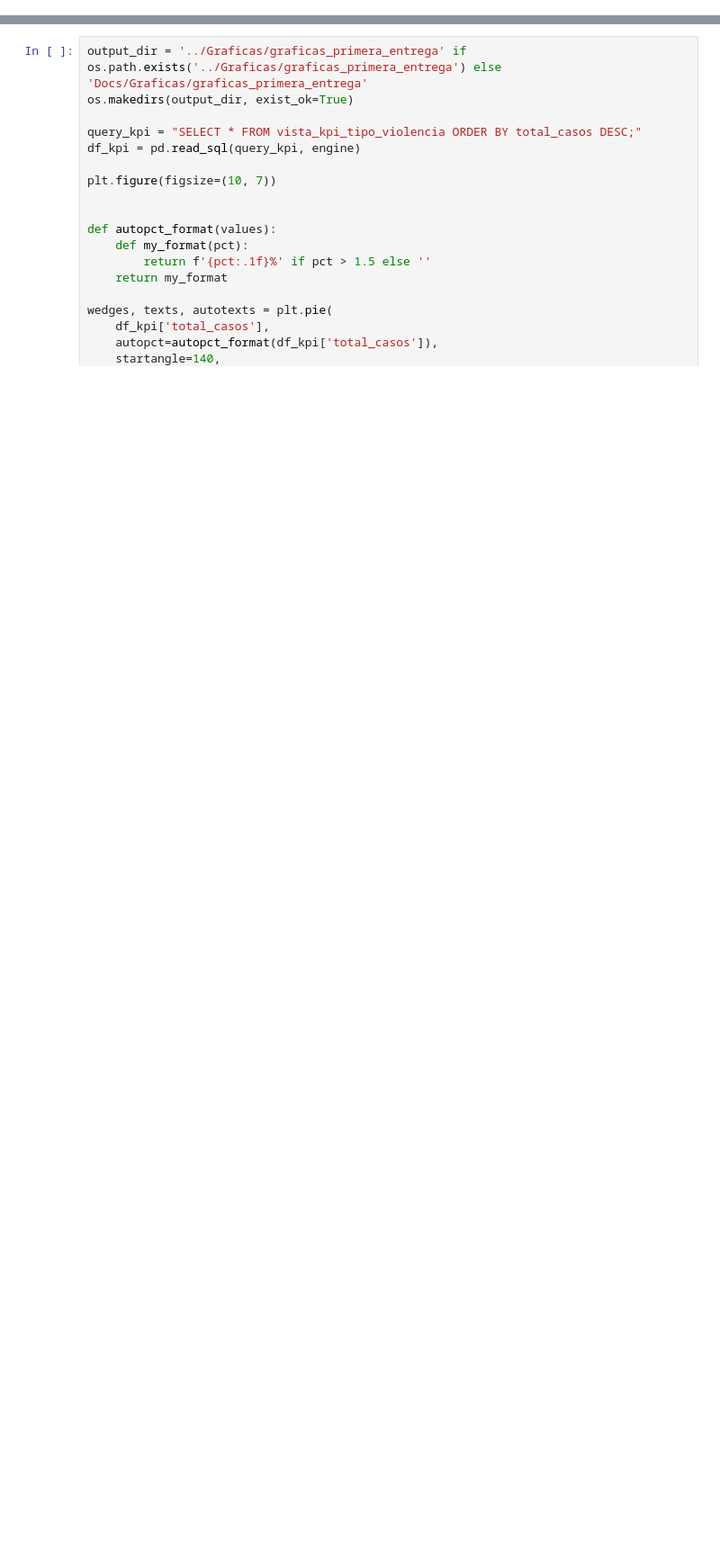
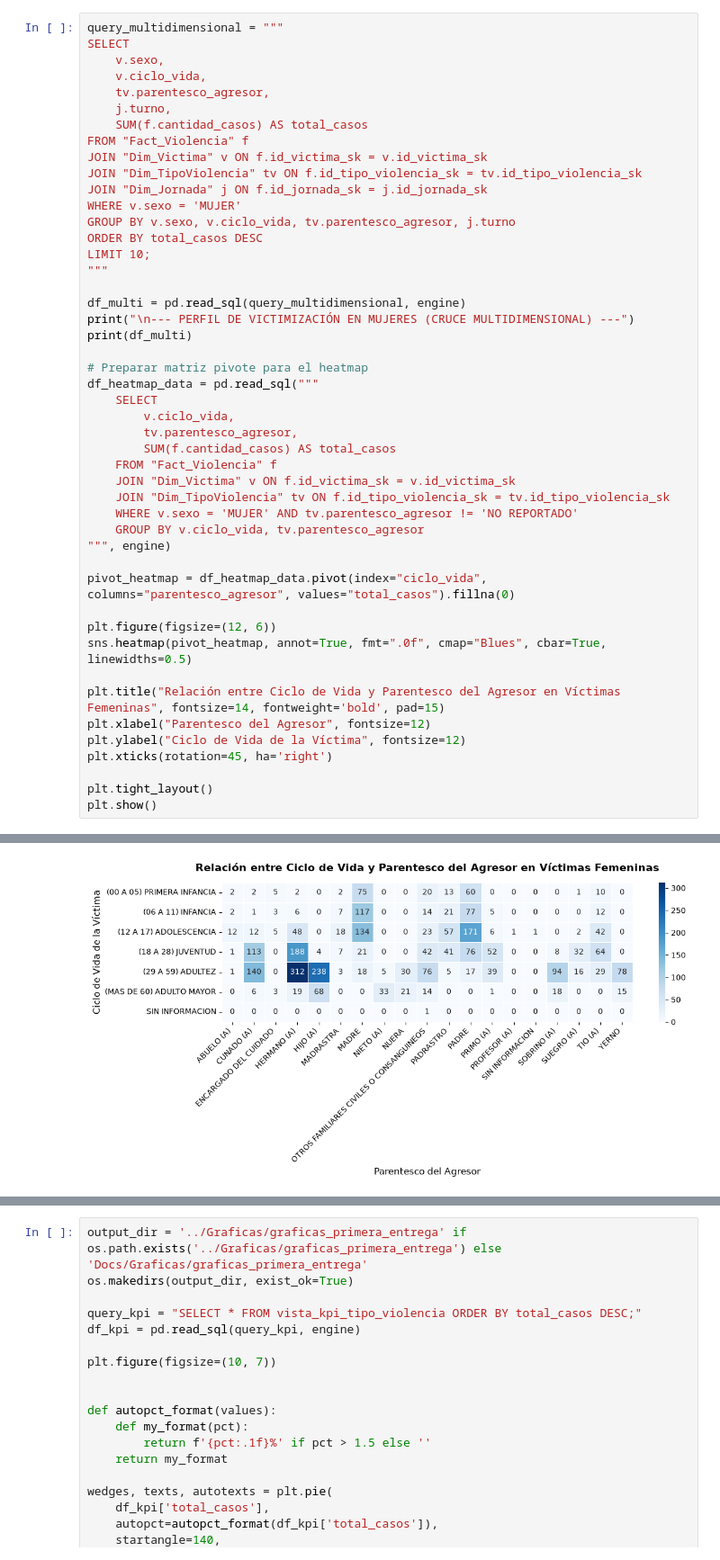
Before and after one commit to Gca2004/Proyecto-ETL-violencia-de-genero, a Jupyter notebook: Docs/notebook/eda_violencia.ipynb, the cells around one changed output, grey strips where cells are left out. Shown at 90% size. Cells and saved outputs as stored; diff of their text form; blank space fills up the shorter version.

```diff
--- a/Docs/notebook/eda_violencia.ipynb
+++ b/Docs/notebook/eda_violencia.ipynb
@@ -21,0 +193,48 @@ Conexión exitosa a la base de datos PostgreSQL
+# %%
+query_multidimensional = """
+SELECT
+    v.sexo,
+    v.ciclo_vida,
+    tv.parentesco_agresor,
+    j.turno,
+    SUM(f.cantidad_casos) AS total_casos
+FROM "Fact_Violencia" f
+JOIN "Dim_Victima" v ON f.id_victima_sk = v.id_victima_sk
+JOIN "Dim_TipoViolencia" tv ON f.id_tipo_violencia_sk = tv.id_tipo_violencia_sk
+JOIN "Dim_Jornada" j ON f.id_jornada_sk = j.id_jornada_sk
+WHERE v.sexo = 'MUJER'
+GROUP BY v.sexo, v.ciclo_vida, tv.parentesco_agresor, j.turno
+ORDER BY total_casos DESC
+LIMIT 10;
+"""
+
+df_multi = pd.read_sql(query_multidimensional, engine)
+print("\n--- PERFIL DE VICTIMIZACIÓN EN MUJERES (CRUCE MULTIDIMENSIONAL) ---")
+print(df_multi)
+
+# Preparar matriz pivote para el heatmap
+df_heatmap_data = pd.read_sql("""
+    SELECT
+        v.ciclo_vida,
+        tv.parentesco_agresor,
+        SUM(f.cantidad_casos) AS total_casos
+    FROM "Fact_Violencia" f
+    JOIN "Dim_Victima" v ON f.id_victima_sk = v.id_victima_sk
+    JOIN "Dim_TipoViolencia" tv ON f.id_tipo_violencia_sk = tv.id_tipo_violencia_sk
+    WHERE v.sexo = 'MUJER' AND tv.parentesco_agresor != 'NO REPORTADO'
+    GROUP BY v.ciclo_vida, tv.parentesco_agresor
+""", engine)
+
+pivot_heatmap = df_heatmap_data.pivot(index="ciclo_vida", columns="parentesco_agresor", values="total_casos").fillna(0)
+
+plt.figure(figsize=(12, 6))
+sns.heatmap(pivot_heatmap, annot=True, fmt=".0f", cmap="Blues", cbar=True, linewidths=0.5)
+
+plt.title("Relación entre Ciclo de Vida y Parentesco del Agresor en Víctimas Femeninas", fontsize=14, fontweight='bold', pad=15)
+plt.xlabel("Parentesco del Agresor", fontsize=12)
+plt.ylabel("Ciclo de Vida de la Víctima", fontsize=12)
+plt.xticks(rotation=45, ha='right')
+
+plt.tight_layout()
+plt.show()
+# %% [output]
@@ -21,0 +253 @@ Conexión exitosa a la base de datos PostgreSQL
+[figure, added]
```
Also changed, not shown: parts of 7 cells of this notebook, 2 other files.
